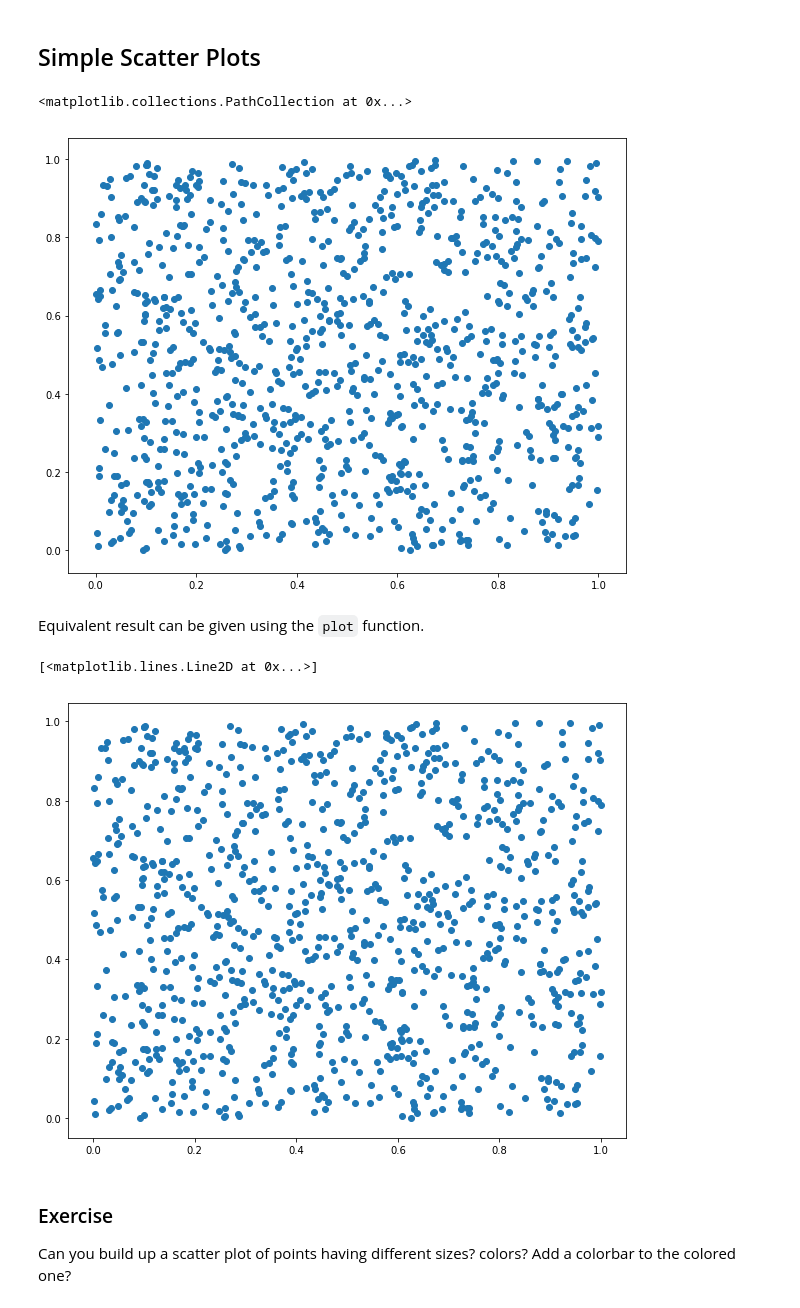
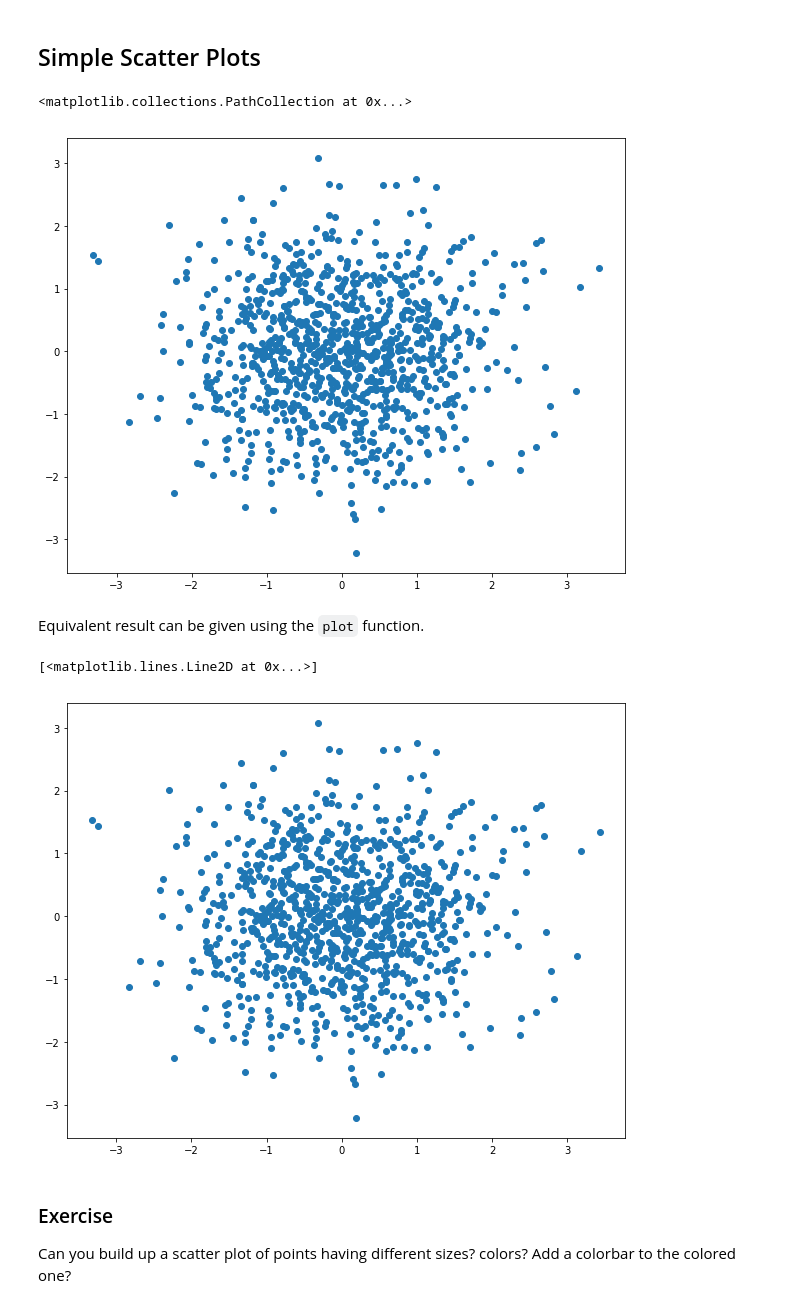
Before and after one commit to ranaehmad/IntroPyForDataScience, a Jupyter notebook: Matplotlib Basics.ipynb, the cells around one changed output. Cells and saved outputs as stored; diff of their text form; code cells hidden in the pictures.

```diff
--- a/Matplotlib Basics.ipynb
+++ b/Matplotlib Basics.ipynb
@@ -52,15 +64,15 @@ Look into the `color` and `linestyle` parameters of `subplots`.
 # %% [markdown]
 ## Simple Scatter Plots
 # %%
-x = np.random.rand(1000)
-y = np.random.rand(1000)
+x = np.random.randn(1000)
+y = np.random.randn(1000)
 
 fig_b, ax_b = plt.subplots(figsize=(10, 8))
 
 ax_b.scatter(x, y)
 # %% [output]
 <matplotlib.collections.PathCollection at 0x...>
-[figure, old version]
+[figure, new version]
 # %% [markdown]
 Equivalent result can be given using the `plot` function.
 # %%
@@ -69,7 +81,7 @@ fig_c, ax_c = plt.subplots(figsize=(10, 8))
 ax_c.plot(x, y, 'o')
 # %% [output]
 [<matplotlib.lines.Line2D at 0x...>]
-[figure, old version]
+[figure, new version]
 # %% [markdown]
 ### Exercise
 
```
Also changed, not shown: parts of 5 cells of this notebook, 4 other files.
